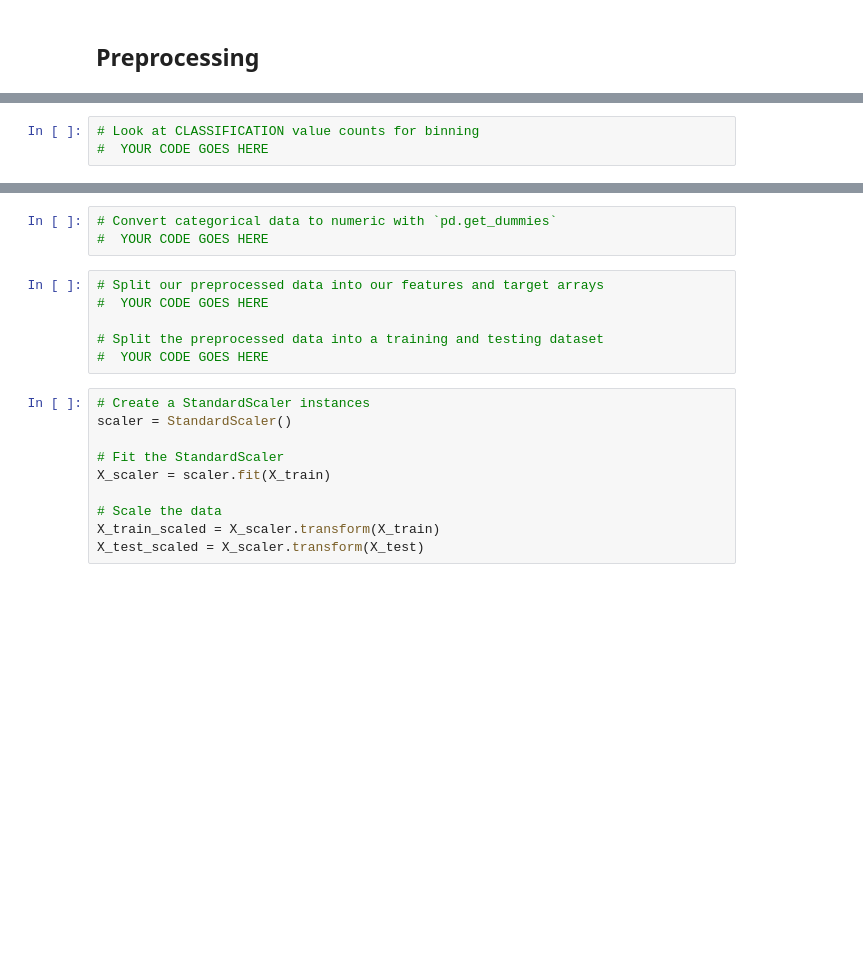
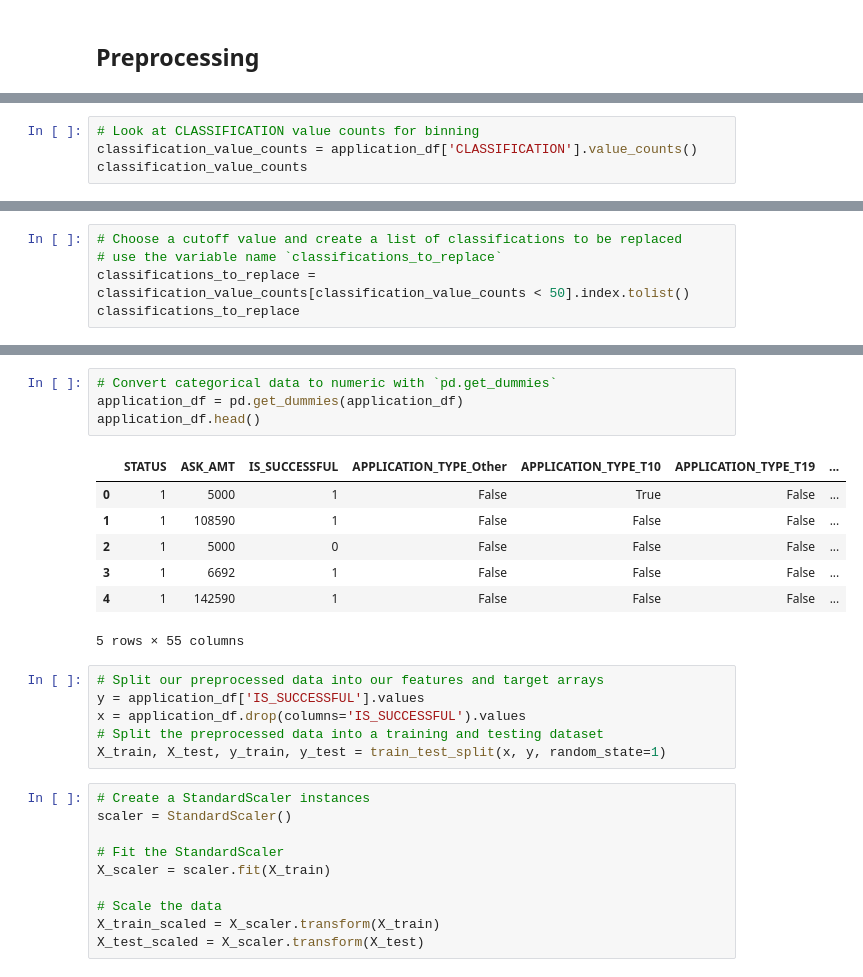
Before and after one commit to jbateson0918/deep-learning-challenge, a Jupyter notebook: deep_learning.ipynb, the cells around one changed output, grey strips where cells are left out. Drawn from its saved outputs; the diff is of its cells as text; blank space fills up the shorter version.

```diff
--- a/deep_learning.ipynb
+++ b/deep_learning.ipynb
@@ -84,4 +101,5 @@ Name: APPLICATION_TYPE, dtype: int64
 # %%
 # Look at CLASSIFICATION value counts for binning
-#  YOUR CODE GOES HERE
+classification_value_counts = application_df['CLASSIFICATION'].value_counts()
+classification_value_counts
 # %% [output]
@@ -120,0 +141,5 @@ Name: CLASSIFICATION, dtype: int64
+# %%
+# Choose a cutoff value and create a list of classifications to be replaced
+# use the variable name `classifications_to_replace`
+classifications_to_replace = classification_value_counts[classification_value_counts < 50].index.tolist()
+classifications_to_replace
@@ -140,12 +192,21 @@ Name: CLASSIFICATION, dtype: int64
 # %%
 # Convert categorical data to numeric with `pd.get_dummies`
-#  YOUR CODE GOES HERE
+application_df = pd.get_dummies(application_df)
+application_df.head()
+# %% [output]
+|  | STATUS | ASK_AMT | IS_SUCCESSFUL | APPLICATION_TYPE_Other | APPLICATION_TYPE_T10 | APPLICATION_TYPE_T19 | ... |
+| 0 | 1 | 5000 | 1 | False | True | False | ... |
+| 1 | 1 | 108590 | 1 | False | False | False | ... |
+| 2 | 1 | 5000 | 0 | False | False | False | ... |
+| 3 | 1 | 6692 | 1 | False | False | False | ... |
+| 4 | 1 | 142590 | 1 | False | False | False | ... |
+5 rows × 55 columns
 # %%
 # Split our preprocessed data into our features and target arrays
-#  YOUR CODE GOES HERE
-
+y = application_df['IS_SUCCESSFUL'].values
+x = application_df.drop(columns='IS_SUCCESSFUL').values
 # Split the preprocessed data into a training and testing dataset
-#  YOUR CODE GOES HERE
+X_train, X_test, y_train, y_test = train_test_split(x, y, random_state=1)
 # %%
 # Create a StandardScaler instances
 scaler = StandardScaler()
```
Also changed, not shown: parts of 16 cells of this notebook, 1 other file.
